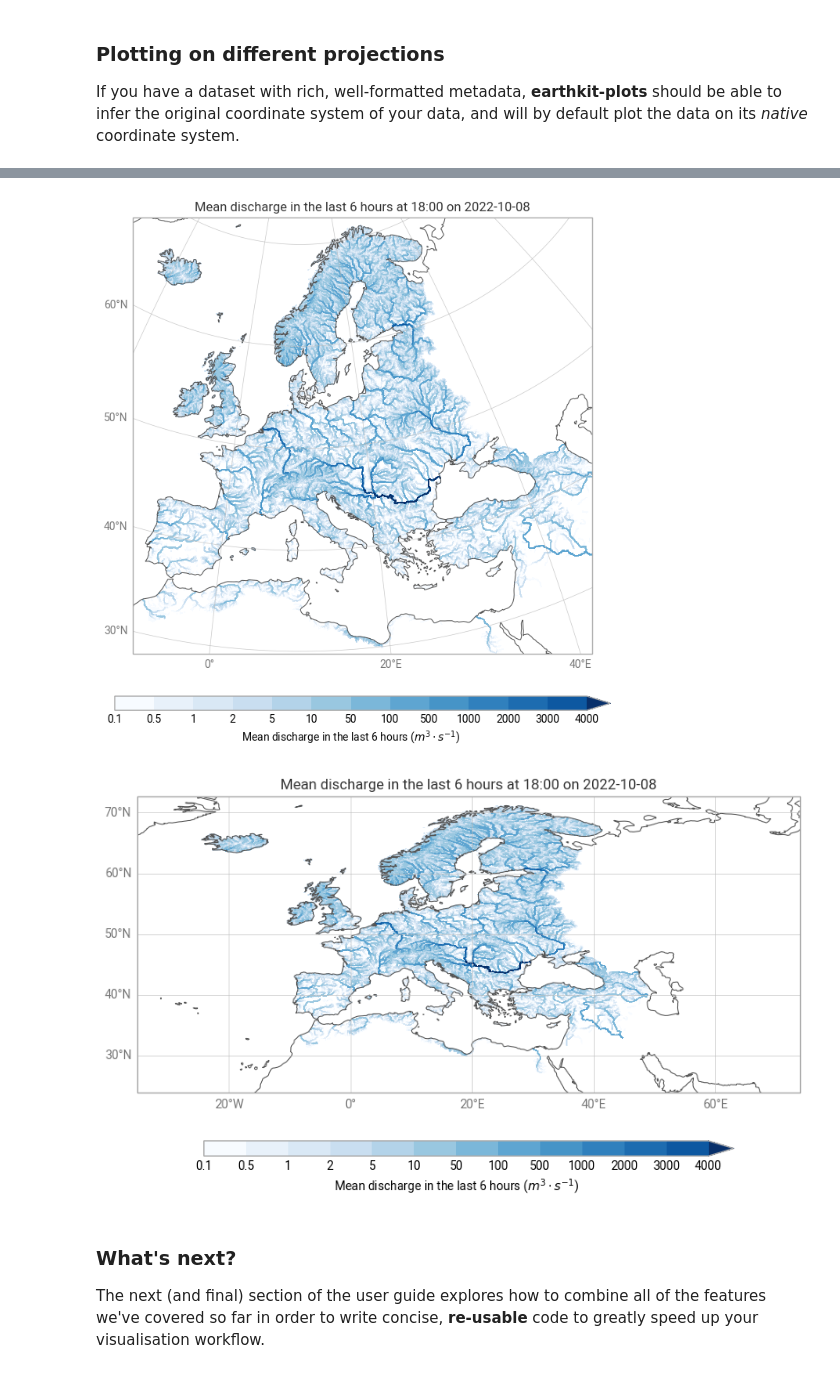
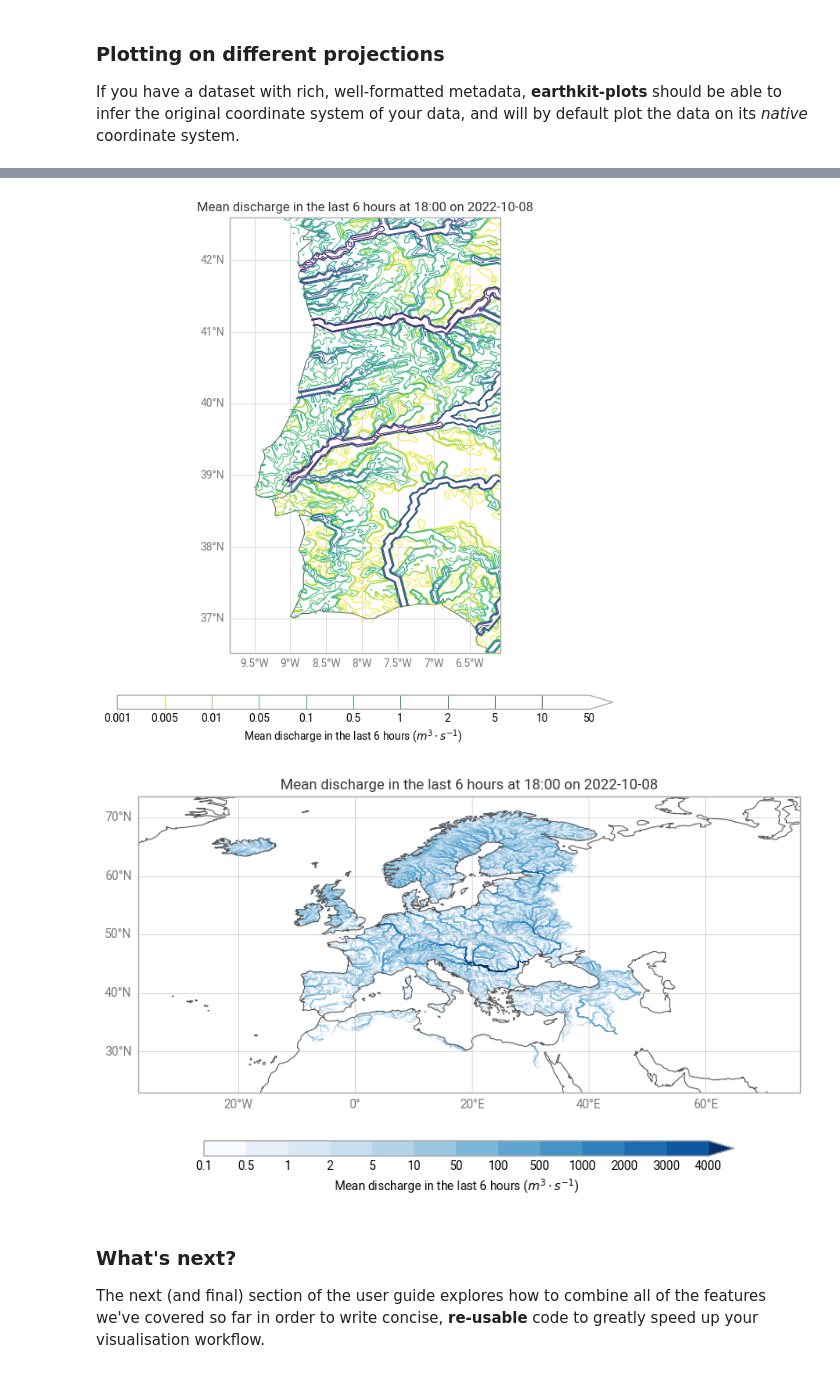
Before and after one commit to ecmwf/earthkit-plots, a Jupyter notebook: docs/examples/guide/05-domains.ipynb, the cells around one changed output, grey strips where cells are left out. Saved outputs shown, nothing was run; the diff lists cells and outputs as text; code cells hidden in the pictures.

```diff
--- a/docs/examples/guide/05-domains.ipynb
+++ b/docs/examples/guide/05-domains.ipynb
@@ -111,6 +111,6 @@ chart.show()
 
 If you have a dataset with rich, well-formatted metadata, **earthkit-plots** should be able to infer the original coordinate system of your data, and will by default plot the data on its *native* coordinate system.
 # %%
-efas = ek.data.from_source("sample", "efas.nc")
+efas = ek.data.from_source("file", "/Users/macw/git/earthkit-plots/data/dis.grib")
 efas.ls()
 # %% [output]
@@ -121,11 +134,35 @@ efas.ls()
 # %%
-ek.plots.quickplot(efas.sel(variable="dis06")).show()
+# style = {
+#     "type": "Style",
+#     "colors": "Blues",
+#     "levels": [0.001, 0.005, 0.01, 0.05, 0.1, 0.5, 1, 2, 5, 10, 50],
+#     "extend": "max",
+#     "units": "m3 s-1",
+# }
+# style = ek.plots.styles.Style(
+#     colors="Blues",
+#     levels=[0.001, 0.005, 0.01, 0.05, 0.1, 0.5, 1, 2, 5, 10, 50],
+#     extend="max",
+#     units="m3 s-1",
+# )
+
+# style_options = {
+#     "type": "Style",
+#     "colors": "turbo",
+#     "levels": "range(0, 16, 2)",
+#     "units": "m s-1",
+#     "resample": {
+#         "resample_type": "regrid",
+#         "n": 20
+#     }
+# }
+ek.plots.quickplot(efas.sel(variable="dis06"), domain="Portugal", style=style).show()
 # %% [output]
-[figure, old version]
+[figure, new version]
 # %%
 ek.plots.quickplot(efas.sel(variable="dis06"), crs=ccrs.PlateCarree()).show()
 # %% [output]
-[figure, old version]
+[figure, new version]
 # %% [markdown]
 ### What's next?
 
```
Also changed, not shown: parts of 1 cell of this notebook, 7 other files.
